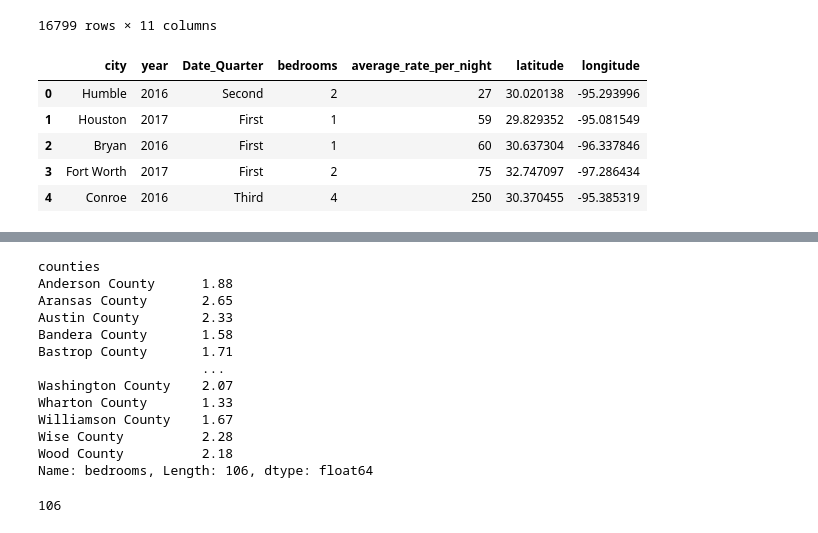
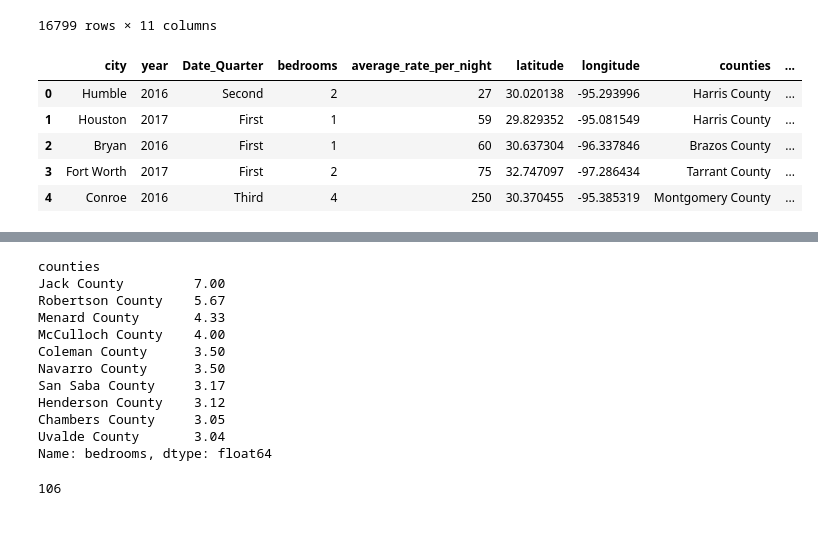
Before and after one commit to stevengreen320/Airbnb-EDA, a Jupyter notebook: Project 1 Extra.ipynb, the cells around one changed output, grey strips where cells are left out. Saved outputs shown, nothing was run; the diff lists cells and outputs as text; code cells hidden in the pictures.

```diff
--- a/Project 1 Extra.ipynb
+++ b/Project 1 Extra.ipynb
@@ -481,15 +482,15 @@ airbnb_df
 # %%
 # Data fram to put in Bedrooms and Remove bedrooms_count
 
-airbnb_df1 = airbnb_df.loc[:, ["city", "year", "Date_Quarter", "bedrooms", "average_rate_per_night", "latitude", "longitude"]]
+airbnb_df1 = airbnb_df.loc[:, ["city", "year", "Date_Quarter", "bedrooms", "average_rate_per_night", "latitude", "longitude", 'counties', 'zipcodes']]
 airbnb_df1.head()
 # %% [output]
-|  | city | year | Date_Quarter | bedrooms | average_rate_per_night | latitude | longitude |
-| 0 | Humble | 2016 | Second | 2 | 27 | 30.020138 | -95.293996 |
-| 1 | Houston | 2017 | First | 1 | 59 | 29.829352 | -95.081549 |
-| 2 | Bryan | 2016 | First | 1 | 60 | 30.637304 | -96.337846 |
-| 3 | Fort Worth | 2017 | First | 2 | 75 | 32.747097 | -97.286434 |
-| 4 | Conroe | 2016 | Third | 4 | 250 | 30.370455 | -95.385319 |
+|  | city | year | Date_Quarter | bedrooms | average_rate_per_night | latitude | longitude | counties | ... |
+| 0 | Humble | 2016 | Second | 2 | 27 | 30.020138 | -95.293996 | Harris County | ... |
+| 1 | Houston | 2017 | First | 1 | 59 | 29.829352 | -95.081549 | Harris County | ... |
+| 2 | Bryan | 2016 | First | 1 | 60 | 30.637304 | -96.337846 | Brazos County | ... |
+| 3 | Fort Worth | 2017 | First | 2 | 75 | 32.747097 | -97.286434 | Tarrant County | ... |
+| 4 | Conroe | 2016 | Third | 4 | 250 | 30.370455 | -95.385319 | Montgomery County | ... |
 # %%
 # verify bedrooms is an integer
 
@@ -512,20 +513,19 @@ memory usage: 918.8+ KB
 # %%
 # Agerage bedrooms per county
 
-bedroom_mean = round((airbnb_df.groupby("counties").bedrooms.mean()),2)
-bedroom_mean
+bedroom_mean = round((airbnb_df1.groupby("counties").bedrooms.mean()),2)
+bedroom_mean.sort_values(ascending=False).head(10)
 # %% [output]
 counties
-Anderson County      1.88
-Aransas County       2.65
-Austin County        2.33
-Bandera County       1.58
-Bastrop County       1.71
-                     ...
-Washington County    2.07
-Wharton County       1.33
-Williamson County    1.67
-Wise County          2.28
-Wood County          2.18
-Name: bedrooms, Length: 106, dtype: float64
+Jack County         7.00
+Robertson County    5.67
+Menard County       4.33
+McCulloch County    4.00
+Coleman County      3.50
+Navarro County      3.50
+San Saba County     3.17
+Henderson County    3.12
+Chambers County     3.05
+Uvalde County       3.04
+Name: bedrooms, dtype: float64
 # %%
```
Also changed, not shown: parts of 10 cells of this notebook.
